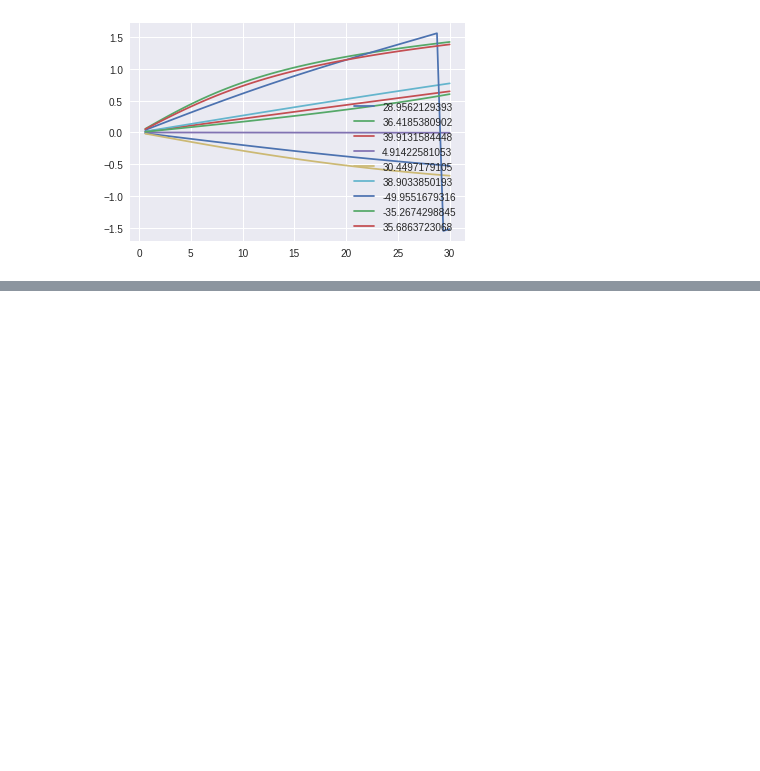
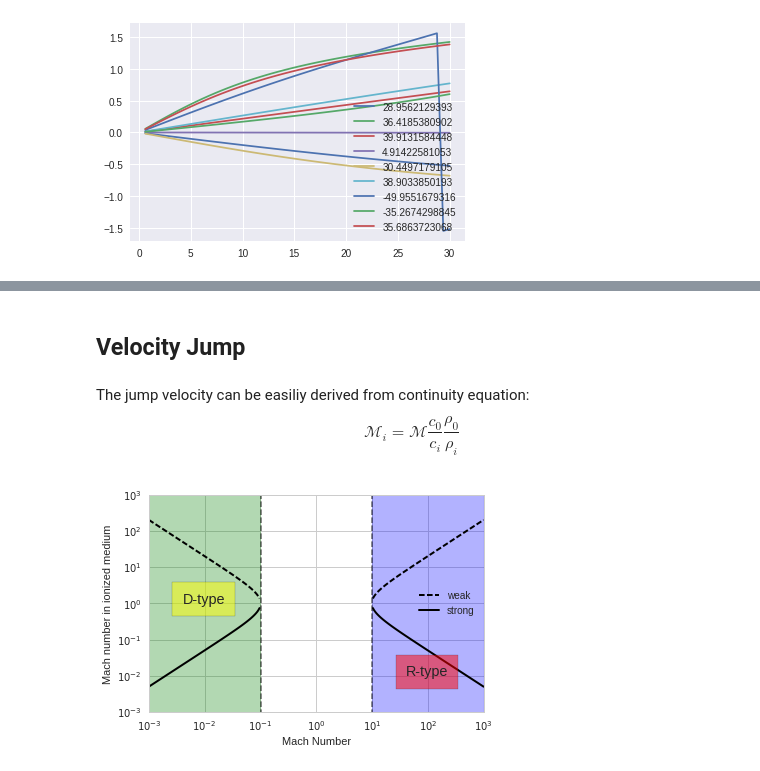
Before and after one commit to Lxndrs/Thesis, a Jupyter notebook: Picture_maker.ipynb, the cells around one changed output, grey strips where cells are left out. Cells and saved outputs as stored; diff of their text form; code cells hidden in the pictures; blank space fills up the shorter version.

```diff
--- a/Picture_maker.ipynb
+++ b/Picture_maker.ipynb
@@ -144,0 +196,32 @@ for b in beta:
+# %% [markdown]
+## Velocity Jump
+# %% [markdown]
+The jump velocity can be easiliy derived from continuity equation:
+\begin{equation}
+\mathcal{M}_i = \mathcal{M}\frac{c_0}{c_i}\frac{\rho_0}{\rho_i}
+\end{equation}
+# %%
+Midw = Ms/(cr*Xdw)
+Mids = Ms/(cr*Xds)
+Mirw = MS/(cr*Xrw)
+Mirs = MS/(cr*Xrs)
+plt.plot(Ms, Midw, lw=2, c="k", linestyle="--", label="weak")
+plt.plot(Ms, Mids, lw=2, c="k", linestyle="-")
+plt.plot(MS, Mirw, lw=2, c="k", linestyle="--")
+plt.plot(MS, Mirs, lw=2, c="k", linestyle="-", label="strong")
+plt.plot([Md, Md], [0, 1000], "k--", alpha=0.5)
+plt.plot([Mr, Mr], [0, 1000], "k--", alpha=0.5)
+plt.xscale("log")
+plt.yscale("log")
+plt.xlim(1e-3, 1e3)
+plt.ylim(1e-3, 1e3)
+plt.text(0.004, 1, "D-type", fontsize="x-large", bbox={'facecolor':'yellow', 'alpha':0.5, 'pad':10})
+plt.text(40, 0.01, "R-type", fontsize="x-large", bbox={'facecolor':'red', 'alpha':0.5, 'pad':10})
+plt.fill_between([1e-3, Md], 1e3, alpha = 0.3, color="green")
+plt.fill_between([Mr, 1e3], 1e3, alpha = 0.3, color="blue")
+plt.legend(loc="best")
+plt.xlabel("Mach Number")
+plt.ylabel("Mach number in ionized medium")
+plt.savefig("./Figures/IF-vel-jump.pdf")
+# %% [output]
+[figure, added]
```
Also changed, not shown: parts of 7 cells of this notebook, 7 other files.
